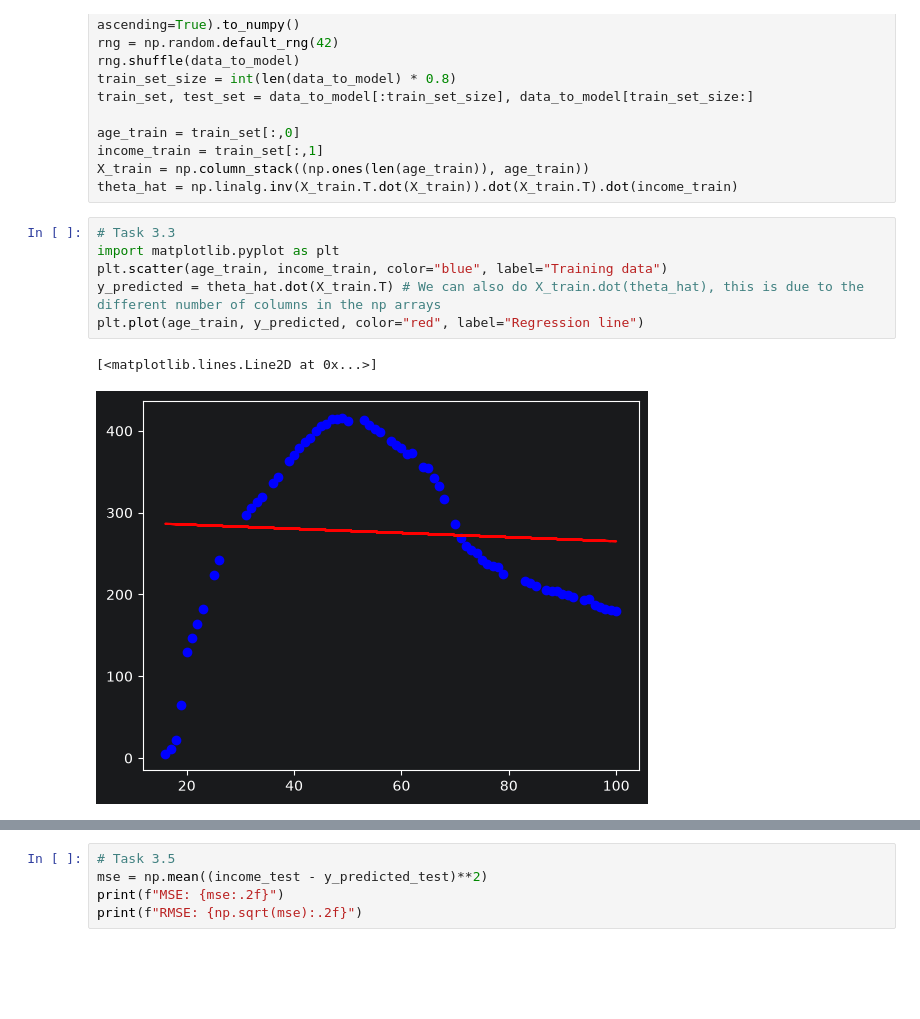
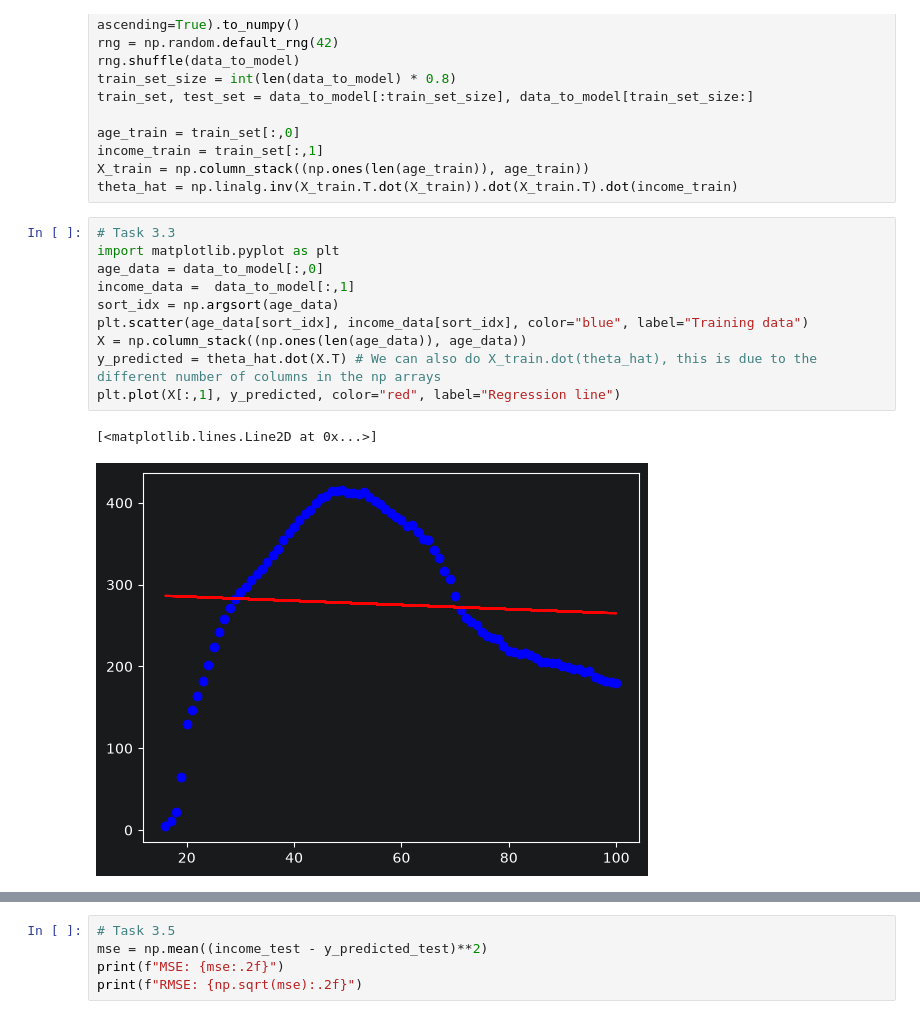
Before and after one commit to velija-id/LTU-AIT, a Jupyter notebook: D0036E - Programming for Machine Learning/Lab 2/Velija/task3_4.ipynb, the cells around one changed output, grey strips where cells are left out. Saved outputs shown, nothing was run; the diff lists cells and outputs as text; blank space fills up the shorter version.

```diff
--- a/D0036E - Programming for Machine Learning/Lab 2/Velija/task3_4.ipynb
+++ b/D0036E - Programming for Machine Learning/Lab 2/Velija/task3_4.ipynb
@@ -26,12 +26,16 @@ theta_hat = np.linalg.inv(X_train.T.dot(X_train)).dot(X_train.T).dot(income_trai
 # %%
 # Task 3.3
 import matplotlib.pyplot as plt
-plt.scatter(age_train, income_train, color="blue", label="Training data")
-y_predicted = theta_hat.dot(X_train.T) # We can also do X_train.dot(theta_hat), this is due to the different number of columns in the np arrays
-plt.plot(age_train, y_predicted, color="red", label="Regression line")
+age_data = data_to_model[:,0]
+income_data =  data_to_model[:,1]
+sort_idx = np.argsort(age_data)
+plt.scatter(age_data[sort_idx], income_data[sort_idx], color="blue", label="Training data")
+X = np.column_stack((np.ones(len(age_data)), age_data))
+y_predicted = theta_hat.dot(X.T) # We can also do X_train.dot(theta_hat), this is due to the different number of columns in the np arrays
+plt.plot(X[:,1], y_predicted, color="red", label="Regression line")
 # %% [output]
 [<matplotlib.lines.Line2D at 0x...>]
-[figure, old version]
+[figure, new version]
 # %%
 # Task 3.4
 age_test = test_set[:,0]
```
Also changed, not shown: parts of 2 cells of this notebook, 4 other files.
